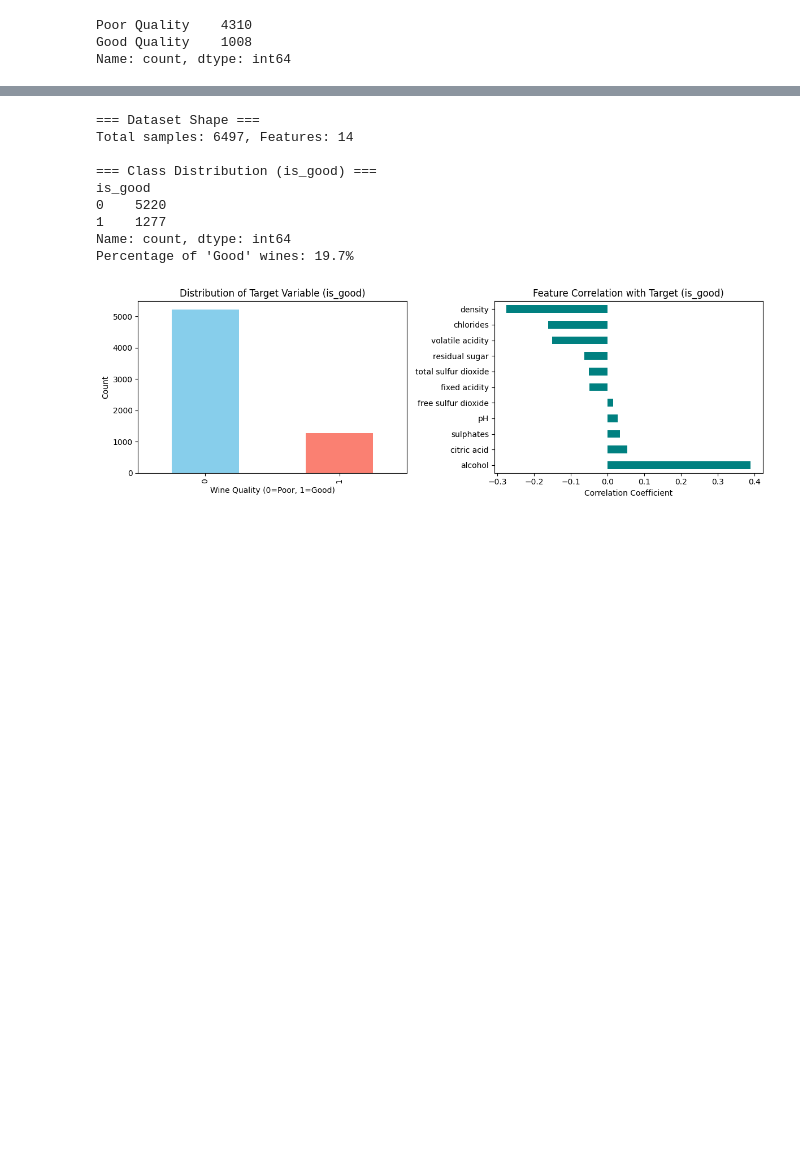
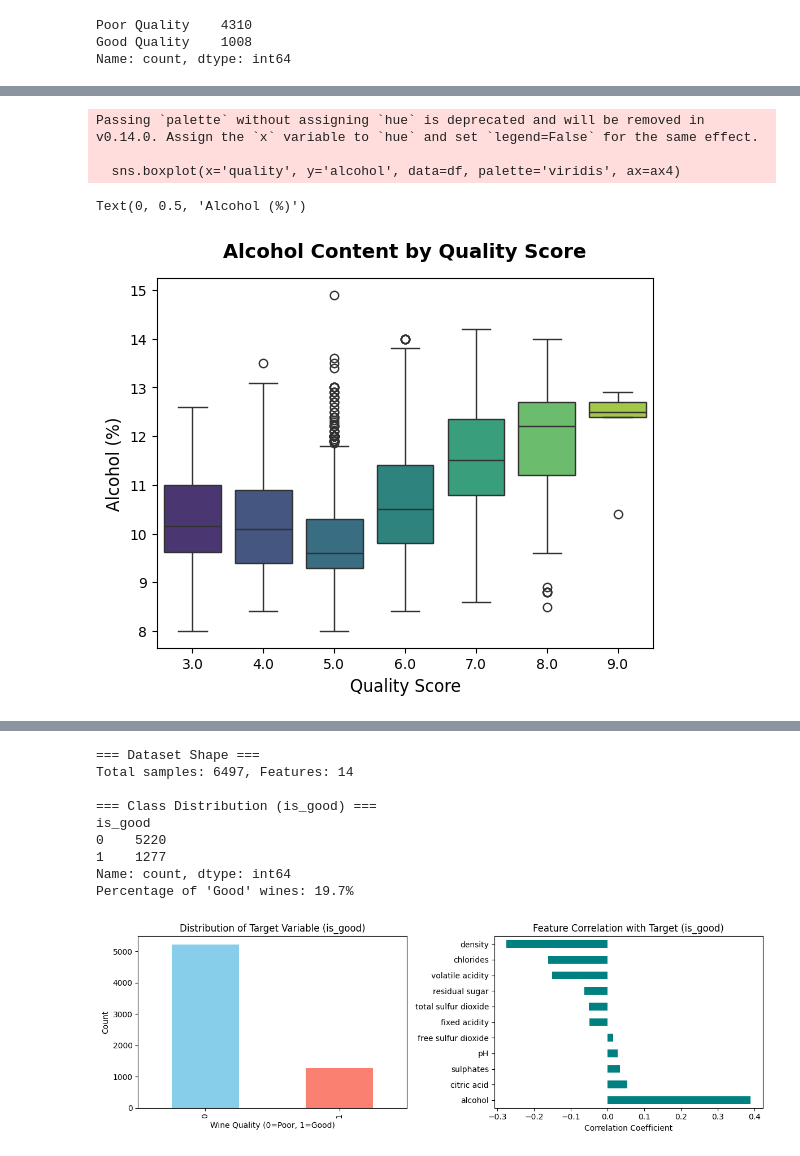
Before and after one commit to akash99955/AML, a Jupyter notebook: AI.ipynb, the cells around one changed output, grey strips where cells are left out. Drawn from its saved outputs; the diff is of its cells as text; code cells hidden in the pictures; blank space fills up the shorter version.

```diff
--- a/AI.ipynb
+++ b/AI.ipynb
@@ -128,0 +232,13 @@ Name: count, dtype: int64
+# %%
+# Alcohol vs Quality Boxplot
+ax4 = plt.subplot(1, 1, 1)
+sns.boxplot(x='quality', y='alcohol', data=df, palette='viridis', ax=ax4)
+ax4.set_title('Alcohol Content by Quality Score', fontsize=14, fontweight='bold', pad=15)
+ax4.set_xlabel('Quality Score', fontsize=12)
+ax4.set_ylabel('Alcohol (%)', fontsize=12)
+# %% [output]
+Passing `palette` without assigning `hue` is deprecated and will be removed in v0.14.0. Assign the `x` variable to `hue` and set `legend=False` for the same effect.
+
+  sns.boxplot(x='quality', y='alcohol', data=df, palette='viridis', ax=ax4)
+Text(0, 0.5, 'Alcohol (%)')
+[figure, added]
```
Also changed, not shown: parts of 22 cells of this notebook.
